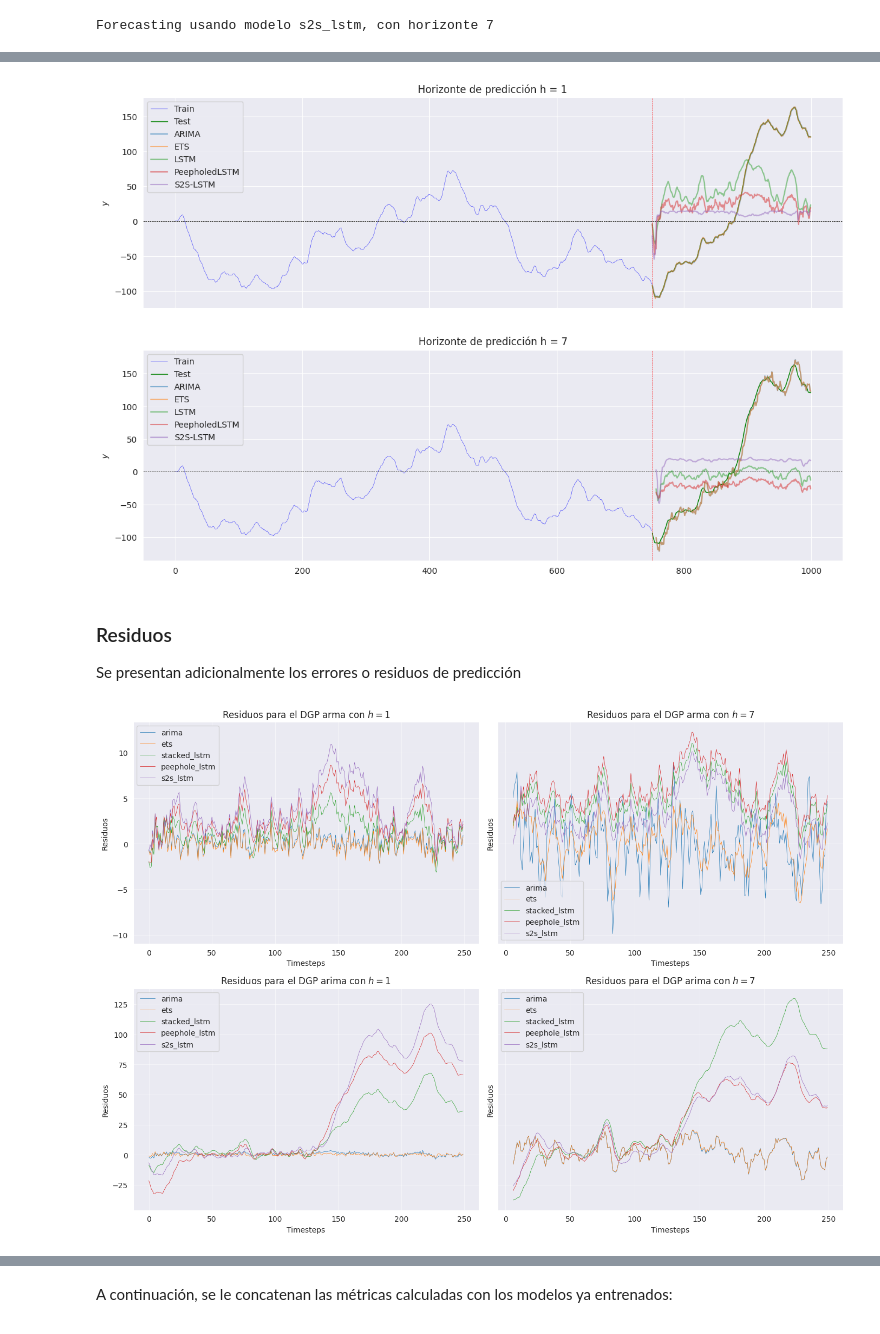
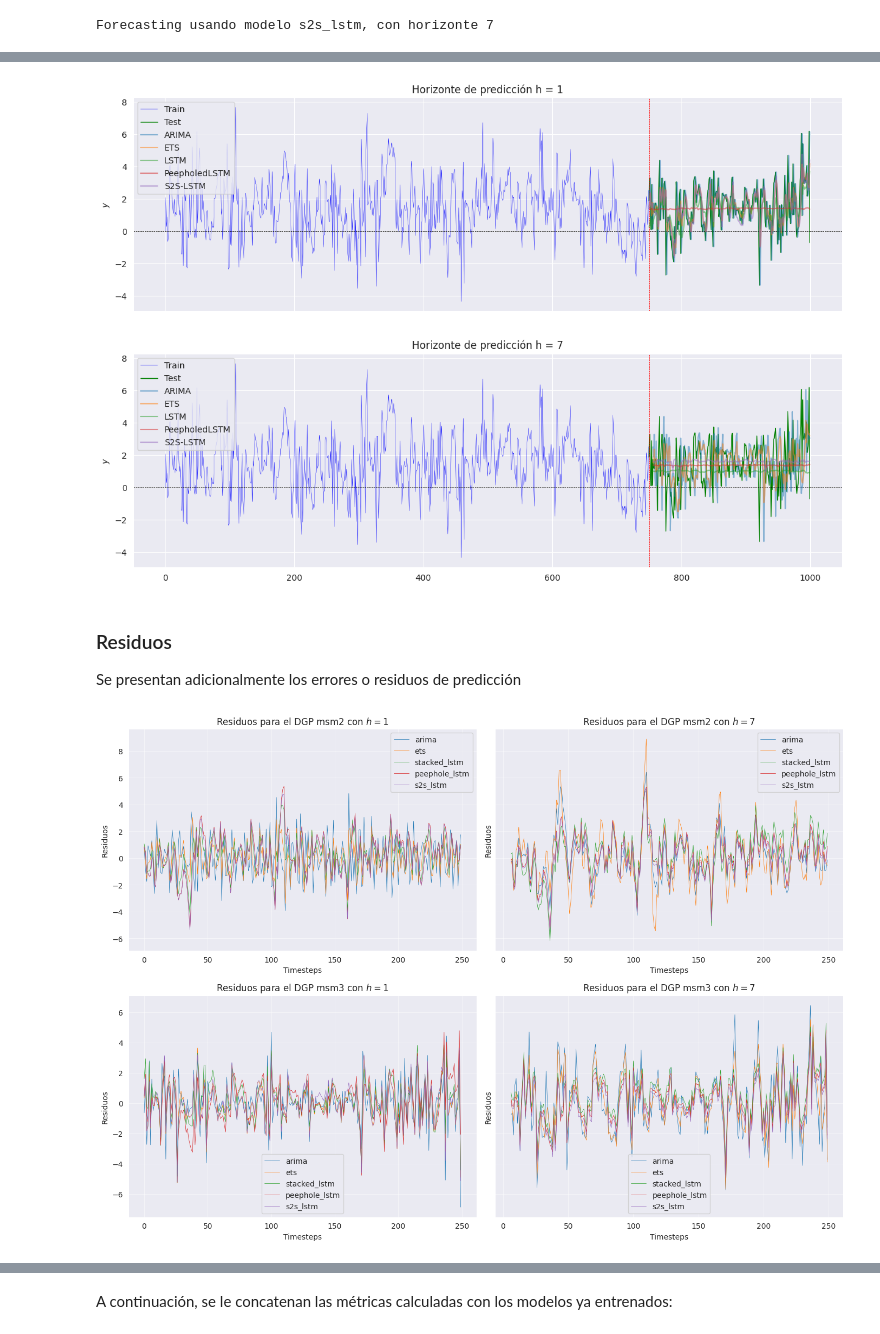
Before and after one commit to matiasdperez/MEC_tesis, a Jupyter notebook: notebooks/simulaciones/3_markov_switching_model.ipynb, the cells around one changed output, grey strips where cells are left out. Saved outputs shown, nothing was run; the diff lists cells and outputs as text; code cells hidden in the pictures.

```diff
--- a/notebooks/simulaciones/3_markov_switching_model.ipynb
+++ b/notebooks/simulaciones/3_markov_switching_model.ipynb
@@ -1073,7 +1068,7 @@ Epoch 29: early stopping
 
 Una vez estimado cada uno de los modelos con sus respectivas especificaciones, y para cada horizonte temporal, se procede a *forecastear* las observaciones correspondientes al conjunto de test (25% final de los datos generados). Para cada modelo se sigue la estrategia que ha de denominarse `iterativa`: en la medida que las observaciones se van realizando, se utilizan para predecir los valores futuros de la variable de interés. Así, la predicción ex-ante de $y_{t+k}$ dado $I_t$ es $\hat{y}_{t+k}$, pero una vez realizado $y_{t+k}$ en $I_{t+k}$, se utiliza este valor y no $\hat{y}_{t+k}$ para predecir $y_{t+k+h}$.
 # %%
-for key, dgp in arima_best_models.items():
+for key, dgp in msm_best_models.items():
     for key2, h in dgp.items():
         for name, model in h.items():
             print(f'Forecasting usando modelo {name}, con horizonte {key2}')
@@ -1110,16 +1105,16 @@ fig, axs = plt.subplots(2, 1, figsize=(15, 10), sharex=True)
 i=0
 
 for h in h_list:
-    axs[i].plot(arma_y_train, color='blue', label='Train', lw=0.3)
-    axs[i].plot(range(split_index, n_steps), arma_y_test, color='green', label='Test', lw=1)
+    axs[i].plot(msm2_y_train, color='blue', label='Train', lw=0.3)
+    axs[i].plot(range(split_index, n_steps), msm2_y_test, color='green', label='Test', lw=1)
     axs[i].axvline(x=split_index, color='red', linestyle='--', lw=0.5)
     axs[i].axhline(y=0, color='black', linestyle='--', lw=0.5)
 
-    axs[i].plot(range(split_index+h-1, n_steps), arima_best_models['arma'][h]['arima'].predictions['iterative'], alpha=0.5, label='ARIMA')
-    axs[i].plot(range(split_index+h-1, n_steps), arima_best_models['arma'][h]['ets'].predictions['iterative'], alpha=0.5, label='ETS')
-    axs[i].plot(range(split_index+h-1, n_steps), scaler_arma.inverse_transform(arima_best_models['arma'][h]['stacked_lstm'].predictions['iterative']), alpha=0.5, label='LSTM')
-    axs[i].plot(range(split_index+h-1, n_steps), scaler_arma.inverse_transform(arima_best_models['arma'][h]['peephole_lstm'].predictions['iterative']), alpha=0.5, label='PeepholedLSTM')
-    axs[i].plot(range(split_index+h-1, n_steps), scaler_arma.inverse_transform(arima_best_models['arma'][h]['s2s_lstm'].predictions['iterative']), alpha=0.5, label='S2S-LSTM')
+    axs[i].plot(range(split_index+h-1, n_steps), msm_best_models['msm2'][h]['arima'].predictions['iterative'], alpha=0.5, label='ARIMA')
+    axs[i].plot(range(split_index+h-1, n_steps), msm_best_models['msm2'][h]['ets'].predictions['iterative'], alpha=0.5, label='ETS')
+    axs[i].plot(range(split_index+h-1, n_steps), scaler_msm2.inverse_transform(msm_best_models['msm2'][h]['stacked_lstm'].predictions['iterative']), alpha=0.5, label='LSTM')
+    axs[i].plot(range(split_index+h-1, n_steps), scaler_msm2.inverse_transform(msm_best_models['msm2'][h]['peephole_lstm'].predictions['iterative']), alpha=0.5, label='PeepholedLSTM')
+    axs[i].plot(range(split_index+h-1, n_steps), scaler_msm2.inverse_transform(msm_best_models['msm2'][h]['s2s_lstm'].predictions['iterative']), alpha=0.5, label='S2S-LSTM')
 
     axs[i].set_title("Horizonte de predicción h = "+str(h))
     axs[i].set_ylabel('$y$')
@@ -1138,16 +1133,16 @@ fig, axs = plt.subplots(2, 1, figsize=(15, 10), sharex=True)
 i=0
 
 for h in h_list:
-    axs[i].plot(arima_y_train, color='blue', label='Train', lw=0.3)
-    axs[i].plot(range(split_index, n_steps), arima_y_test, color='green', label='Test', lw=1)
+    axs[i].plot(msm3_y_train, color='blue', label='Train', lw=0.3)
+    axs[i].plot(range(split_index, n_steps), msm3_y_test, color='green', label='Test', lw=1)
     axs[i].axvline(x=split_index, color='red', linestyle='--', lw=0.5)
     axs[i].axhline(y=0, color='black', linestyle='--', lw=0.5)
 
-    axs[i].plot(range(split_index+h-1, n_steps), arima_best_models['arima'][h]['arima'].predictions['iterative'], alpha=0.5, label='ARIMA')
-    axs[i].plot(range(split_index+h-1, n_steps), arima_best_models['arima'][h]['ets'].predictions['iterative'], alpha=0.5, label='ETS')
-    axs[i].plot(range(split_index+h-1, n_steps), scaler_arima_trend.inverse_transform(arima_best_models['arma'][h]['stacked_lstm'].predictions['iterative']), alpha=0.5, label='LSTM')
-    axs[i].plot(range(split_index+h-1, n_steps), scaler_arima_trend.inverse_transform(arima_best_models['arma'][h]['peephole_lstm'].predictions['iterative']), alpha=0.5, label='PeepholedLSTM')
-    axs[i].plot(range(split_index+h-1, n_steps), scaler_arima_trend.inverse_transform(arima_best_models['arma'][h]['s2s_lstm'].predictions['iterative']), alpha=0.5, label='S2S-LSTM')
+    axs[i].plot(range(split_index+h-1, n_steps), msm_best_models['msm3'][h]['arima'].predictions['iterative'], alpha=0.5, label='ARIMA')
+    axs[i].plot(range(split_index+h-1, n_steps), msm_best_models['msm3'][h]['ets'].predictions['iterative'], alpha=0.5, label='ETS')
+    axs[i].plot(range(split_index+h-1, n_steps), scaler_msm3.inverse_transform(msm_best_models['msm3'][h]['stacked_lstm'].predictions['iterative']), alpha=0.5, label='LSTM')
+    axs[i].plot(range(split_index+h-1, n_steps), scaler_msm3.inverse_transform(msm_best_models['msm3'][h]['peephole_lstm'].predictions['iterative']), alpha=0.5, label='PeepholedLSTM')
+    axs[i].plot(range(split_index+h-1, n_steps), scaler_msm3.inverse_transform(msm_best_models['msm3'][h]['s2s_lstm'].predictions['iterative']), alpha=0.5, label='S2S-LSTM')
 
     axs[i].set_title("Horizonte de predicción h = "+str(h))
     axs[i].set_ylabel('$y$')
@@ -1157,7 +1152,7 @@ for h in h_list:
 
 plt.show()
 # %% [output]
-[figure, old version]
+[figure, new version]
 # %% [markdown]
 ### Residuos
 
@@ -1171,9 +1166,9 @@ def calculate_residuals(y_true, inner_key, model, scaler=None):
 
 residuals = defaultdict(lambda: defaultdict(dict))
 
-for outer_key, dgp in arima_best_models.items():
-    y_true = arma_y_test if outer_key == 'arma' else arima_y_test
-    scaler = scaler_arma if outer_key == 'arma' else scaler_arima_trend
+for outer_key, dgp in msm_best_models.items():
+    y_true = msm2_y_test if outer_key == 'msm2' else msm3_y_test
+    scaler = scaler_msm2 if outer_key == 'msm2' else scaler_msm3
 
     for inner_key, h in dgp.items():
         for name, model in h.items():
@@ -1185,31 +1180,31 @@ import matplotlib.ticker
 # %%
 def plot_residuals_grid(residuals, arma_y_test, arima_y_test):
     combinations = [(outer_key, inner_key) for outer_key, inner_dict in residuals.items() for inner_key in inner_dict.keys()]
 
     fig, axes = plt.subplots(2, 2, figsize=(14, 10), sharey='row')
     axes = axes.flatten()
 
     for idx, (ax, (outer_key, inner_key)) in enumerate(zip(axes, combinations)):
         residuals_row = [residuals[outer_key][inner_key][name] for name in residuals[outer_key][inner_key]]
 
         for name, residual in residuals[outer_key][inner_key].items():
             if idx % 2 == 1:
                 ax.plot(range(6, 6 + len(residual)), residual, label=f'{name}', lw=0.5)
             else:
                 ax.plot(residual, label=f'{name}', lw=0.5)
 
         ax.set_xlabel('Timesteps')
         ax.set_ylabel('Residuos')
         ax.set_title(f'Residuos para el DGP {outer_key} con $h={inner_key}$')
         ax.legend(loc='best')
         ax.grid(True, alpha=0.5)
 
     plt.tight_layout()
     plt.show()
 
-plot_residuals_grid(residuals, arma_y_test, arima_y_test)
+plot_residuals_grid(residuals, msm2_y_test, msm3_y_test)
 # %% [output]
-[figure, old version]
+[figure, new version]
 # %% [markdown]
 ### Métricas comparativas
 
```
Also changed, not shown: parts of 60 cells of this notebook.
